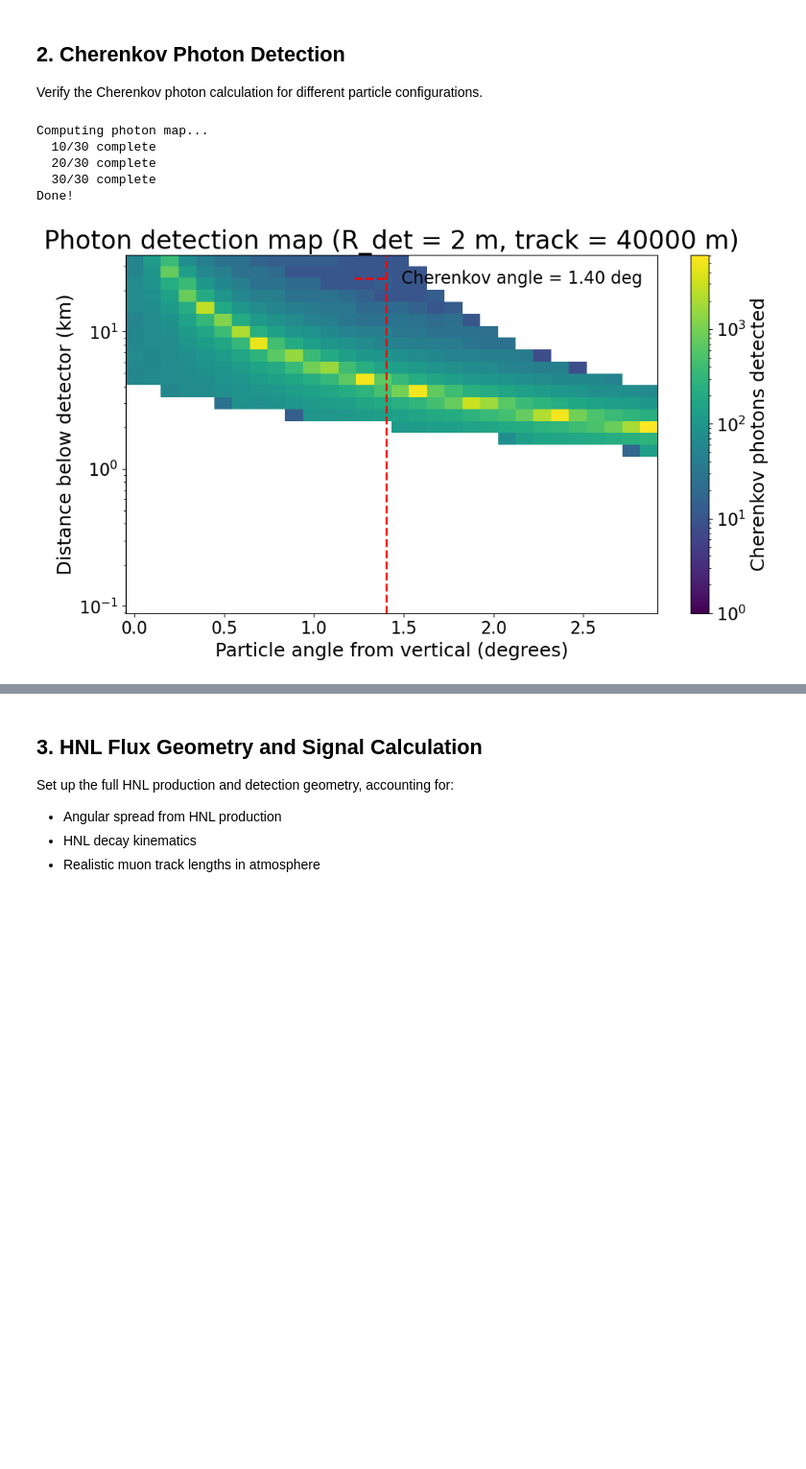
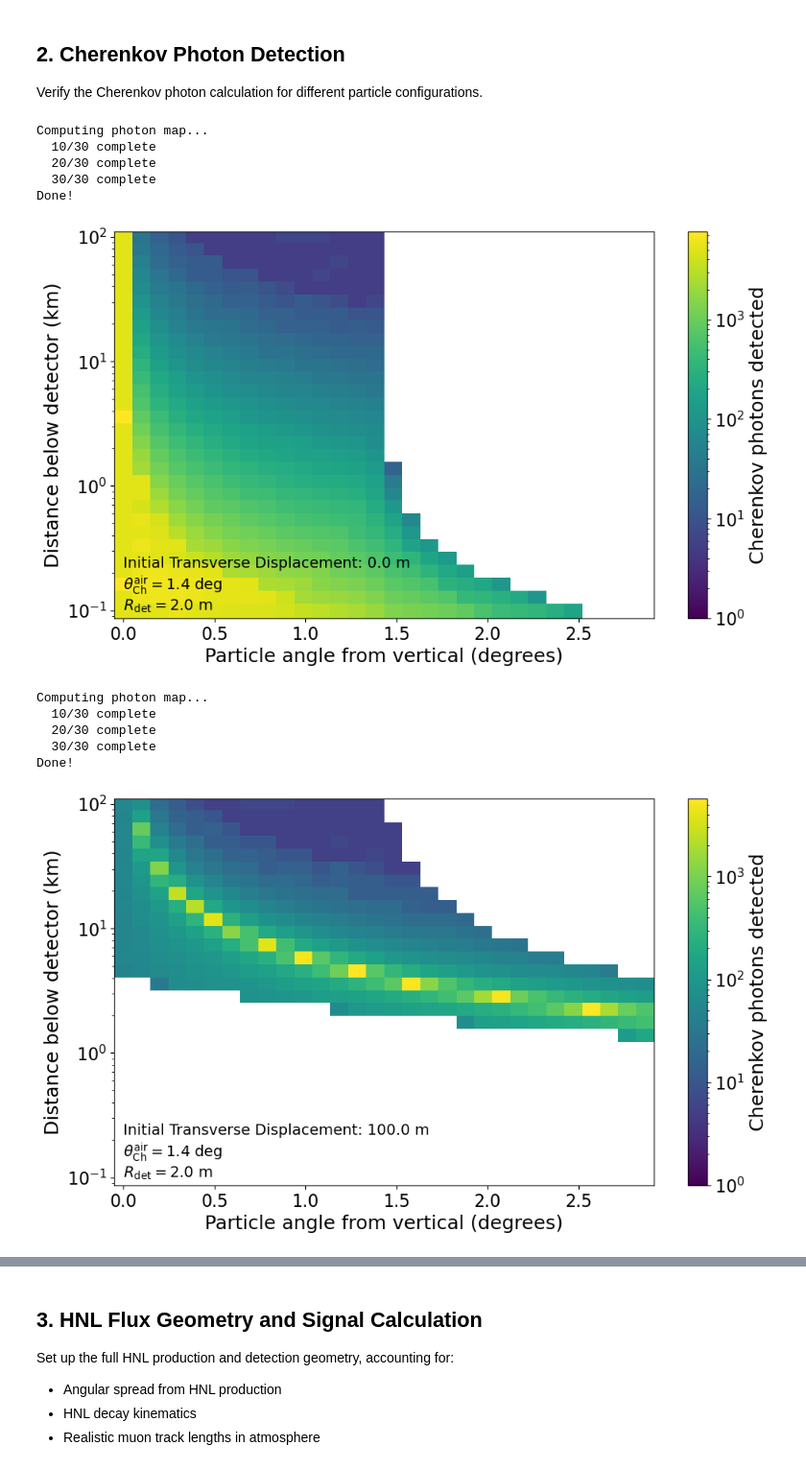
Before and after one commit to nickkamp1/NeutrinoFactoryHNL, a Jupyter notebook: Balloon.ipynb, the cells around one changed output, grey strips where cells are left out. Shown at 96% size. Cells and saved outputs as stored; diff of their text form; code cells hidden in the pictures; blank space fills up the shorter version.

```diff
--- a/Balloon.ipynb
+++ b/Balloon.ipynb
@@ -58,46 +59,58 @@ Verify the Cherenkov photon calculation for different particle configurations.
 # %%
 # Create a 2D map: photon count as function of (z, theta)
 z_range_map = np.logspace(2, np.log10(L_det), 30)  # 100 m to detector altitude
 theta_range_map = np.linspace(0, 0.05, 30)  # 0 to ~3 degrees
-track_length = 40000  # m
+track_length = 2*L_det  # m
 
-N_photons_map = np.zeros((len(z_range_map), len(theta_range_map)))
+for x0 in [0,100,500]:
 
-print("Computing photon map...")
-for iz, z in enumerate(z_range_map):
-    for ith, theta in enumerate(theta_range_map):
-        r_0 = np.array([-100, 0, -z])
-        p_hat = np.array([np.sin(theta), 0, np.cos(theta)])
-        N_photons_map[iz, ith], _, _ = cherenkov_photons_detected_vectorized(
-            r_0, p_hat, track_length, R_det, N_psi=1000, N_track=1000
-        )
-    if (iz + 1) % 10 == 0:
-        print(f"  {iz+1}/{len(z_range_map)} complete")
+    N_photons_map = np.zeros((len(z_range_map), len(theta_range_map)))
 
-print("Done!")
+    print("Computing photon map...")
+    for iz, z in enumerate(z_range_map):
+        for ith, theta in enumerate(theta_range_map):
+            r_0 = np.array([-x0, 0, -z])
+            p_hat = np.array([np.sin(theta), 0, np.cos(theta)])
+            N_photons_map[iz, ith], _, _ = cherenkov_photons_detected_vectorized(
+                r_0, p_hat, track_length, R_det, N_psi=2000, N_track=5000
+            )
+        if (iz + 1) % 10 == 0:
+            print(f"  {iz+1}/{len(z_range_map)} complete")
 
-# Plot
-theta_mesh, z_mesh = np.meshgrid(np.degrees(theta_range_map), z_range_map/1000)
+    print("Done!")
 
-plt.figure(figsize=(10, 6))
-pcm = plt.pcolormesh(theta_mesh, z_mesh, N_photons_map,
-                      norm=LogNorm(vmin=1, vmax=N_photons_map.max()),
-                      shading='auto', cmap='viridis')
-plt.axvline(np.degrees(theta_C), color='r', linestyle='--', linewidth=2,
-            label=f'Cherenkov angle = {np.degrees(theta_C):.2f} deg')
-plt.colorbar(pcm, label='Cherenkov photons detected')
-plt.xlabel('Particle angle from vertical (degrees)')
-plt.ylabel('Distance below detector (km)')
-plt.yscale('log')
-plt.title(f'Photon detection map (R_det = {R_det} m, track = {track_length} m)')
-plt.legend(loc='upper right')
-plt.tight_layout()
-plt.savefig("Figures/balloon/cherenkov_photon_map.png", dpi=300)
-plt.show()
+    # Plot
+    theta_mesh, z_mesh = np.meshgrid(np.degrees(theta_range_map), z_range_map/1000)
+
+    plt.figure(figsize=(10, 6))
+    pcm = plt.pcolormesh(theta_mesh, z_mesh, N_photons_map,
+                        norm=LogNorm(vmin=1, vmax=N_photons_map.max()),
+                        shading='auto', cmap='viridis')
+    # plt.axvline(np.degrees(theta_C), color='r', linestyle='--', linewidth=2,
+    #             label=f'Cherenkov angle = {np.degrees(theta_C):.2f} deg')
+    plt.colorbar(pcm, label='Cherenkov photons detected')
+    plt.xlabel('Particle angle from vertical (degrees)')
+    plt.ylabel('Distance below detector (km)')
+    plt.yscale('log')
+    plt.text(0,z_range_map[0]/1e3,
+            "Initial Transverse Displacement: %1.1f m"%x0 + "\n" + \
+            r"$\theta_{\rm Ch}^{\rm air} = %1.1f$ deg"%np.degrees(theta_C) + "\n" + \
+            r"$R_{\rm det} = %1.1f$ m"%R_det,
+            fontsize=14)
+    plt.legend(loc='upper right')
+    plt.tight_layout()
+    plt.savefig("Figures/balloon/cherenkov_photon_map_x0_%1.1f_m.png"%x0, dpi=300)
+    plt.show()
 # %% [output]
 Computing photon map...
   10/30 complete
   20/30 complete
   30/30 complete
 Done!
-[figure, old version]
+[figure, new version]
+Computing photon map...
+  10/30 complete
+  20/30 complete
+  30/30 complete
+Done!
+[figure, added]
```
Also changed, not shown: parts of 15 cells of this notebook, 4 other files.
